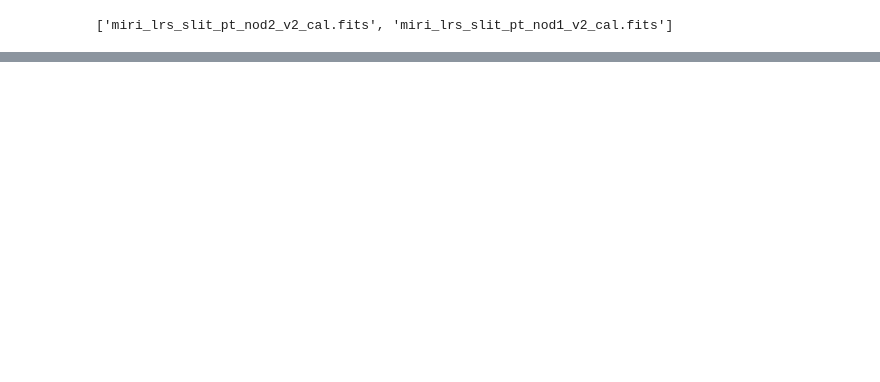
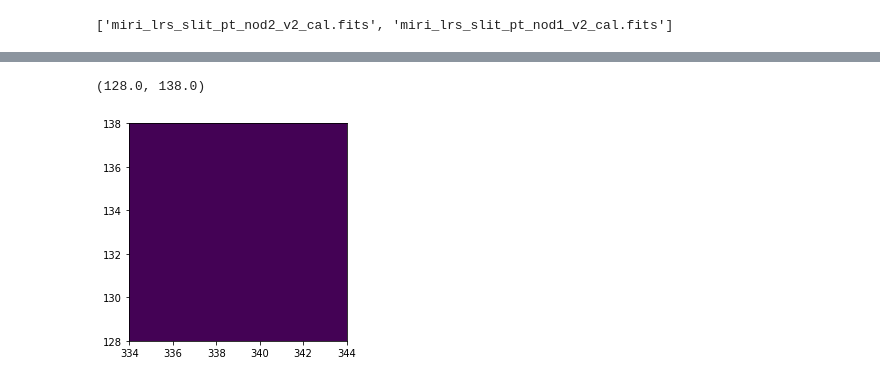
Before and after one commit to ktmurray/jwst_validation_notebooks, a Jupyter notebook: jwst_validation_notebooks/outlier_detection/jwst_outlier_detection_miri_test/spec3_outlierdetection.ipynb, the cells around one changed output, grey strips where cells are left out. Drawn from its saved outputs; the diff is of its cells as text; code cells hidden in the pictures; blank space fills up the shorter version.

```diff
--- a/jwst_validation_notebooks/outlier_detection/jwst_outlier_detection_miri_test/spec3_outlierdetection.ipynb
+++ b/jwst_validation_notebooks/outlier_detection/jwst_outlier_detection_miri_test/spec3_outlierdetection.ipynb
@@ -84,0 +177,7 @@ with open('sp3-lrs-slit-test_asn.json', 'w') as fp:
+# %%
+plt.imshow(sanitycheck.data)
+plt.xlim(x[0]-5, x[0]+5)
+plt.ylim(y[0]-5, y[0]+5)
+# %% [output]
+(128.0, 138.0)
+[figure, added]
```
Also changed, not shown: parts of 25 cells of this notebook.
